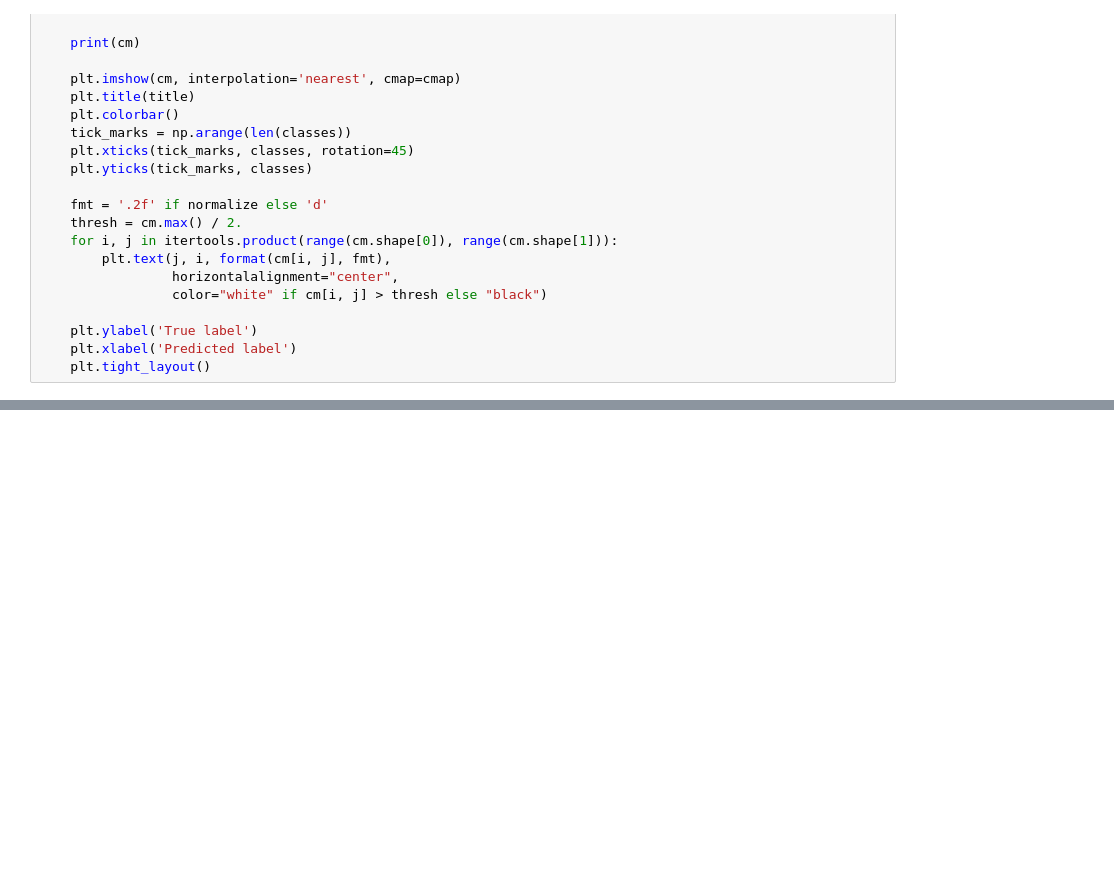
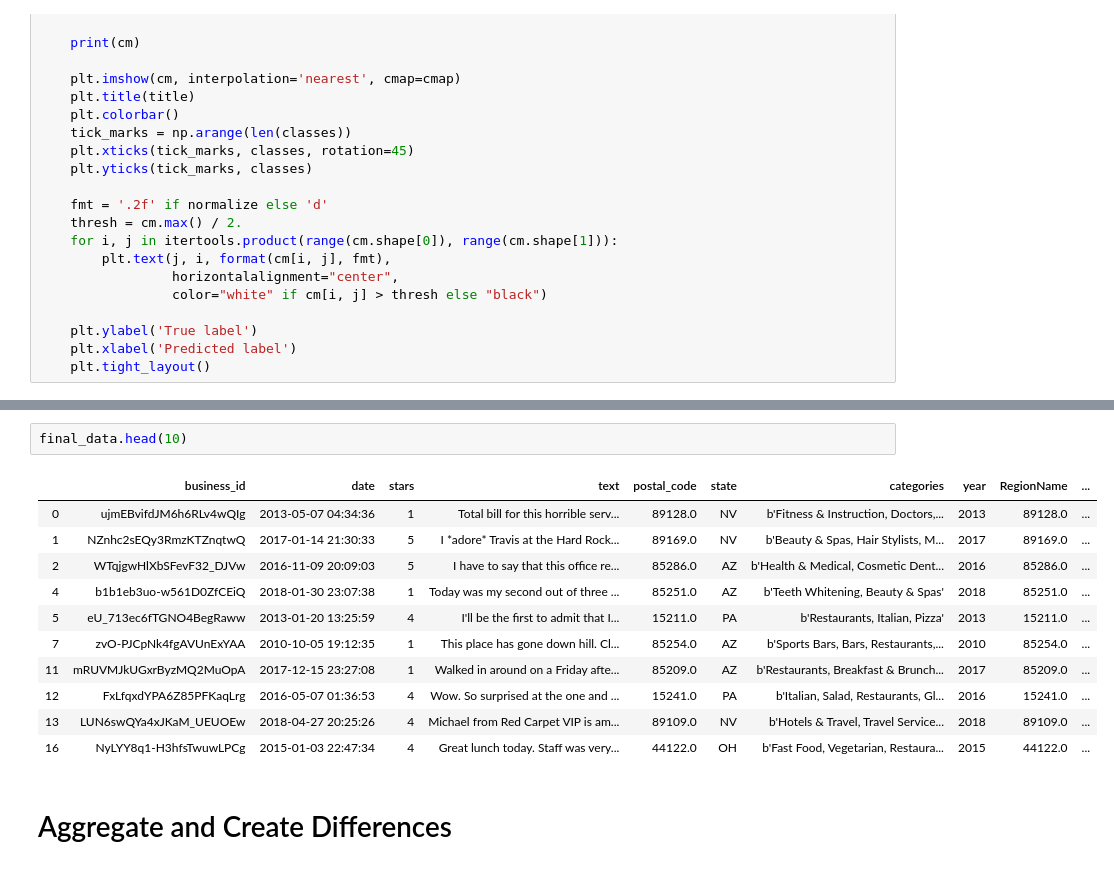
Before and after one commit to mgelman/gentrification, a Jupyter notebook: house_price_prediction_diff.ipynb, the cells around one changed output, grey strips where cells are left out. Saved outputs shown, nothing was run; the diff lists cells and outputs as text; blank space fills up the shorter version.

```diff
--- a/house_price_prediction_diff.ipynb
+++ b/house_price_prediction_diff.ipynb
@@ -455,0 +231,16 @@ SyntaxError: Missing parentheses in call to 'print'. Did you mean print(sorted_x
+# %%
+final_data.head(10)
+# %% [output]
+|  | business_id | date | stars | text | postal_code | state | categories | year | RegionName | ... |
+| 0 | ujmEBvifdJM6h6RLv4wQIg | 2013-05-07 04:34:36 | 1 | Total bill for this horrible serv... | 89128.0 | NV | b'Fitness & Instruction, Doctors,... | 2013 | 89128.0 | ... |
+| 1 | NZnhc2sEQy3RmzKTZnqtwQ | 2017-01-14 21:30:33 | 5 | I *adore* Travis at the Hard Rock... | 89169.0 | NV | b'Beauty & Spas, Hair Stylists, M... | 2017 | 89169.0 | ... |
+| 2 | WTqjgwHlXbSFevF32_DJVw | 2016-11-09 20:09:03 | 5 | I have to say that this office re... | 85286.0 | AZ | b'Health & Medical, Cosmetic Dent... | 2016 | 85286.0 | ... |
+| 4 | b1b1eb3uo-w561D0ZfCEiQ | 2018-01-30 23:07:38 | 1 | Today was my second out of three ... | 85251.0 | AZ | b'Teeth Whitening, Beauty & Spas' | 2018 | 85251.0 | ... |
+| 5 | eU_713ec6fTGNO4BegRaww | 2013-01-20 13:25:59 | 4 | I'll be the first to admit that I... | 15211.0 | PA | b'Restaurants, Italian, Pizza' | 2013 | 15211.0 | ... |
+| 7 | zvO-PJCpNk4fgAVUnExYAA | 2010-10-05 19:12:35 | 1 | This place has gone down hill. Cl... | 85254.0 | AZ | b'Sports Bars, Bars, Restaurants,... | 2010 | 85254.0 | ... |
+| 11 | mRUVMJkUGxrByzMQ2MuOpA | 2017-12-15 23:27:08 | 1 | Walked in around on a Friday afte... | 85209.0 | AZ | b'Restaurants, Breakfast & Brunch... | 2017 | 85209.0 | ... |
+| 12 | FxLfqxdYPA6Z85PFKaqLrg | 2016-05-07 01:36:53 | 4 | Wow. So surprised at the one and ... | 15241.0 | PA | b'Italian, Salad, Restaurants, Gl... | 2016 | 15241.0 | ... |
+| 13 | LUN6swQYa4xJKaM_UEUOEw | 2018-04-27 20:25:26 | 4 | Michael from Red Carpet VIP is am... | 89109.0 | NV | b'Hotels & Travel, Travel Service... | 2018 | 89109.0 | ... |
+| 16 | NyLYY8q1-H3hfsTwuwLPCg | 2015-01-03 22:47:34 | 4 | Great lunch today. Staff was very... | 44122.0 | OH | b'Fast Food, Vegetarian, Restaura... | 2015 | 44122.0 | ... |
+# %% [markdown]
+# Aggregate and Create Differences
```
Also changed, not shown: parts of 48 cells of this notebook.
